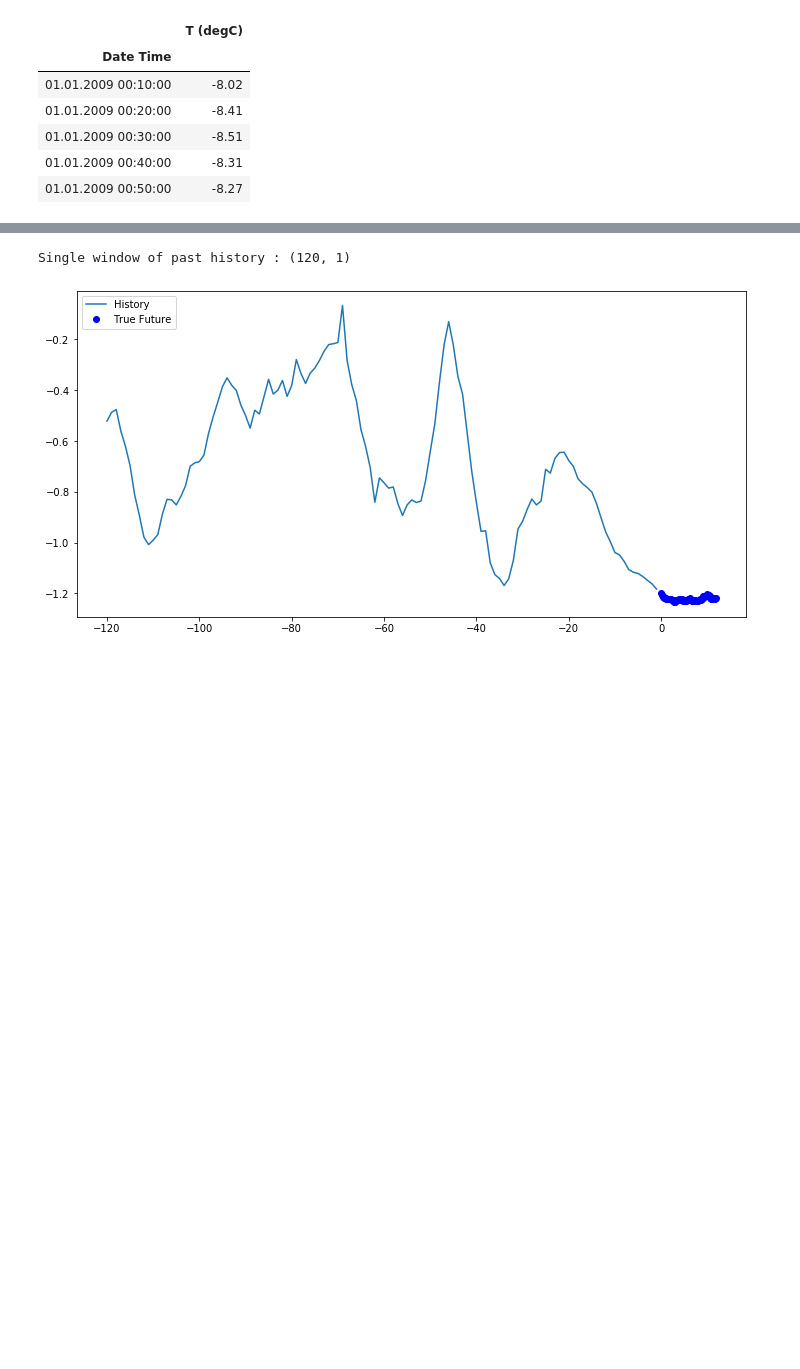
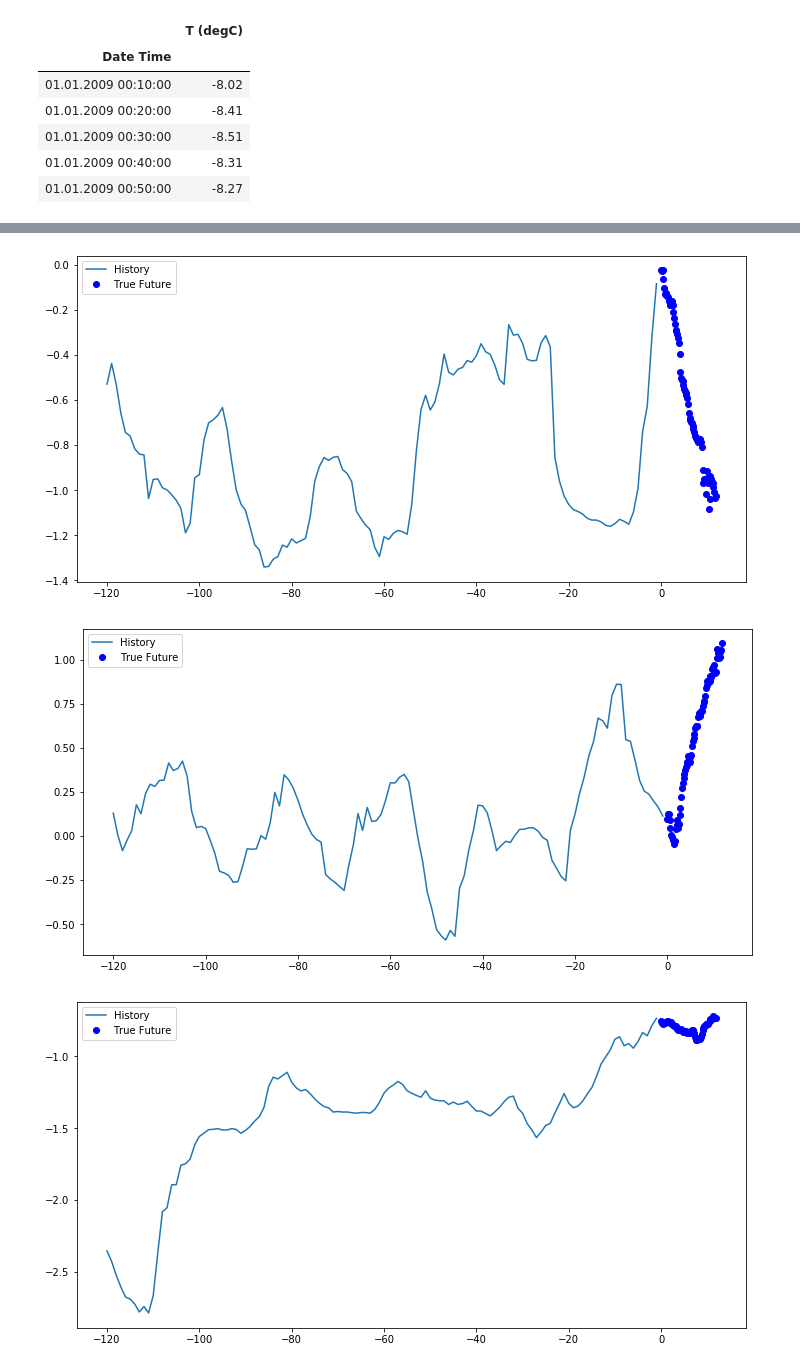
Before and after one commit to microsoft/NimbusML-Samples, a Jupyter notebook: samples/5.1 [Numeric, Plot] Univariate Time Series Forecasting .ipynb, the cells around one changed output, grey strips where cells are left out. Drawn from its saved outputs; the diff is of its cells as text; code cells hidden in the pictures; blank space fills up the shorter version.

Commit message:
Updates to timeseries sample

```diff
--- a/samples/5.1 [Numeric, Plot] Univariate Time Series Forecasting .ipynb
+++ b/samples/5.1 [Numeric, Plot] Univariate Time Series Forecasting .ipynb
@@ -268,0 +237,15 @@ Absolute Percentage Error: 8.179844
+# %%
+#Performance testing for 1000 random single-step SSA Forecasts
+num_predictions = 1000
+random_is = np.random.randint(len(x_val_uni), size=num_predictions)
+mapes = [-1 for _ in range(num_predictions)]
+for c, i in enumerate(random_is):
+    # Predicting
+    x_val_uni_list = [x[0] for x in x_val_uni[i].tolist()]
+    X_val_ssa = pd.Series(x_val_uni_list, name="T (degC)")
+    predicted_val_uni = pipeline.transform(X_val_ssa)
+    predicted_val = predicted_val_uni['T (degC)_fc.0'][19]
+    # Performace
+    # mean absolute percentage error = mean(((y_true - y_pred) / y_true)) * 100)
+    mapes[c] = abs(y_val_uni[i] - predicted_val) / abs(y_val_uni[i]) * 100
+print("Mean absolute percentage error of {} samples for single-Step SSA forecasting: {}%.".format(len(mapes), np.mean(mapes)))
@@ -268,0 +254,19 @@ Absolute Percentage Error: 8.179844
+# %%
+#Validating on the entire validation dataset of size 119759 data points,
+print("Size of training dataset for SSA Single-Step Forecasting on NimbusML: {}.".format(len(x_train_uni)))
+print("Size of validation dataset for SSA Single-Step Forecasting on NimbusML: {}.".format(len(x_val_uni)))
+mapes_total = 0
+iter_count = 0
+for i in range(len(x_val_uni)):
+    # Predicting
+    x_val_uni_list = [x[0] for x in x_val_uni[i].tolist()]
+    X_val_ssa = pd.Series(x_val_uni_list, name="T (degC)")
+    predicted_val_uni = pipeline.transform(X_val_ssa)
+    predicted_val = predicted_val_uni['T (degC)_fc.0'][19]
+    # Performace
+    # mean absolute percentage error = mean(((y_true - y_pred) / y_true)) * 100)
+    mapes_total += abs(y_val_uni[i] - predicted_val) / abs(y_val_uni[i])
+    iter_count += 1
+    if iter_count % 1000 == 0:
+        print("Iteration {}/{} - Current MAPE: {}%".format(iter_count, len(x_val_uni), mapes_total*100/iter_count))
+print("Mean absolute percentage error of {} samples for single-Step SSA forecasting: {}%.".format(len(mapes), mapes_total*100/iter_count))
@@ -316,10 +337,6 @@ def multivariate_data(dataset, target, start_index, end_index, history_size,
       labels.append(target[i:i+target_size])
 
   return np.array(data), np.array(labels)
-# %%
-print ('Single window of past history : {}'.format(x_train_single[0].shape))
-# %% [output]
-Single window of past history : (120, 1)
 # %%
 past_history = 720
 future_target = 72
@@ -360,8 +377,11 @@ def multi_step_plot(history, true_future, prediction):
   plt.legend(loc='upper left')
   plt.show()
 # %%
-random_i = random.randint(0, len(x_train_multi))
-multi_step_plot(x_train_multi[random_i], y_train_multi[random_i], np.array([0]))
+random_is = np.random.randint(len(x_val_uni), size=3)
+for i in random_is:
+    multi_step_plot(x_train_multi[i], y_train_multi[i], np.array([0]))
 # %% [output]
-[figure, old version]
+[figure, new version]
+[figure, added]
+[figure, added]
 # %%
```
Also changed, not shown: parts of 21 cells of this notebook, 1 other file.
